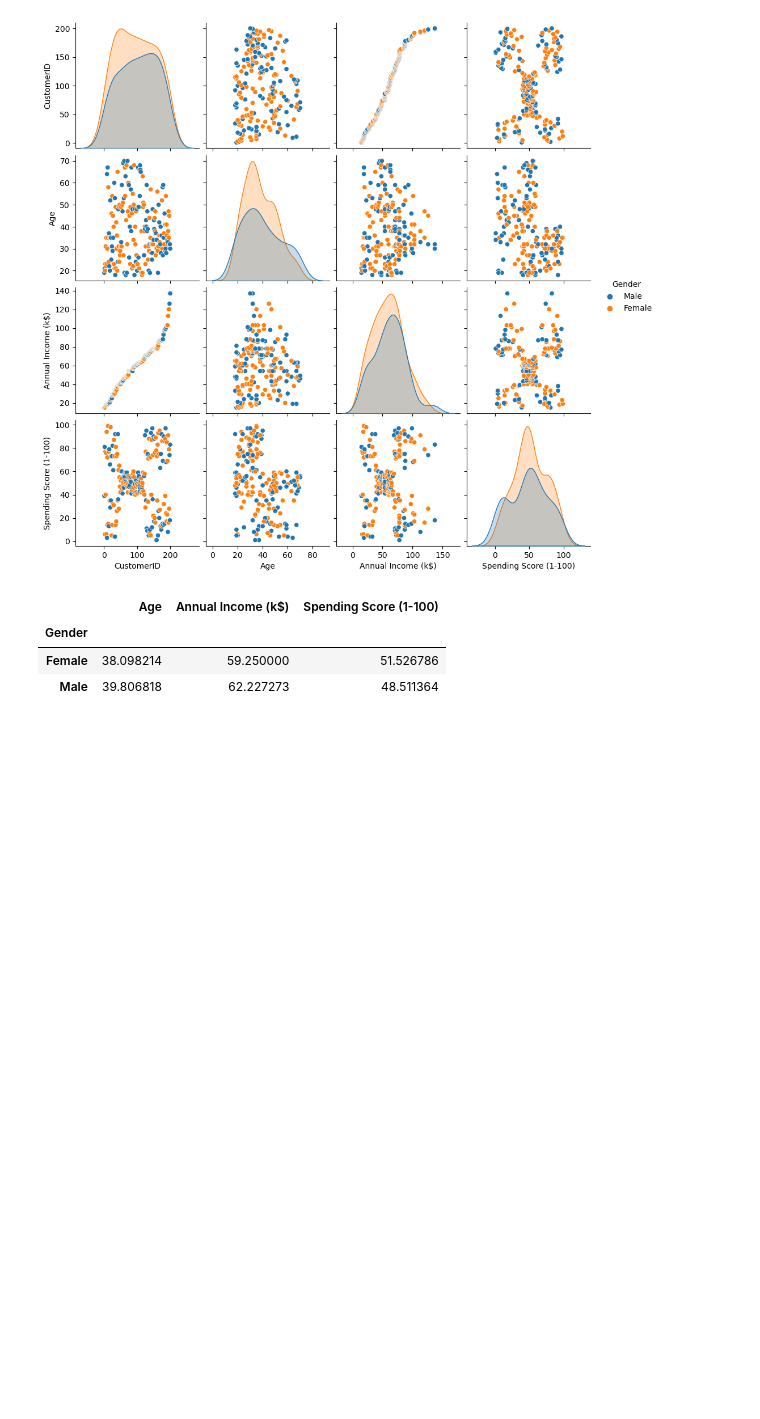
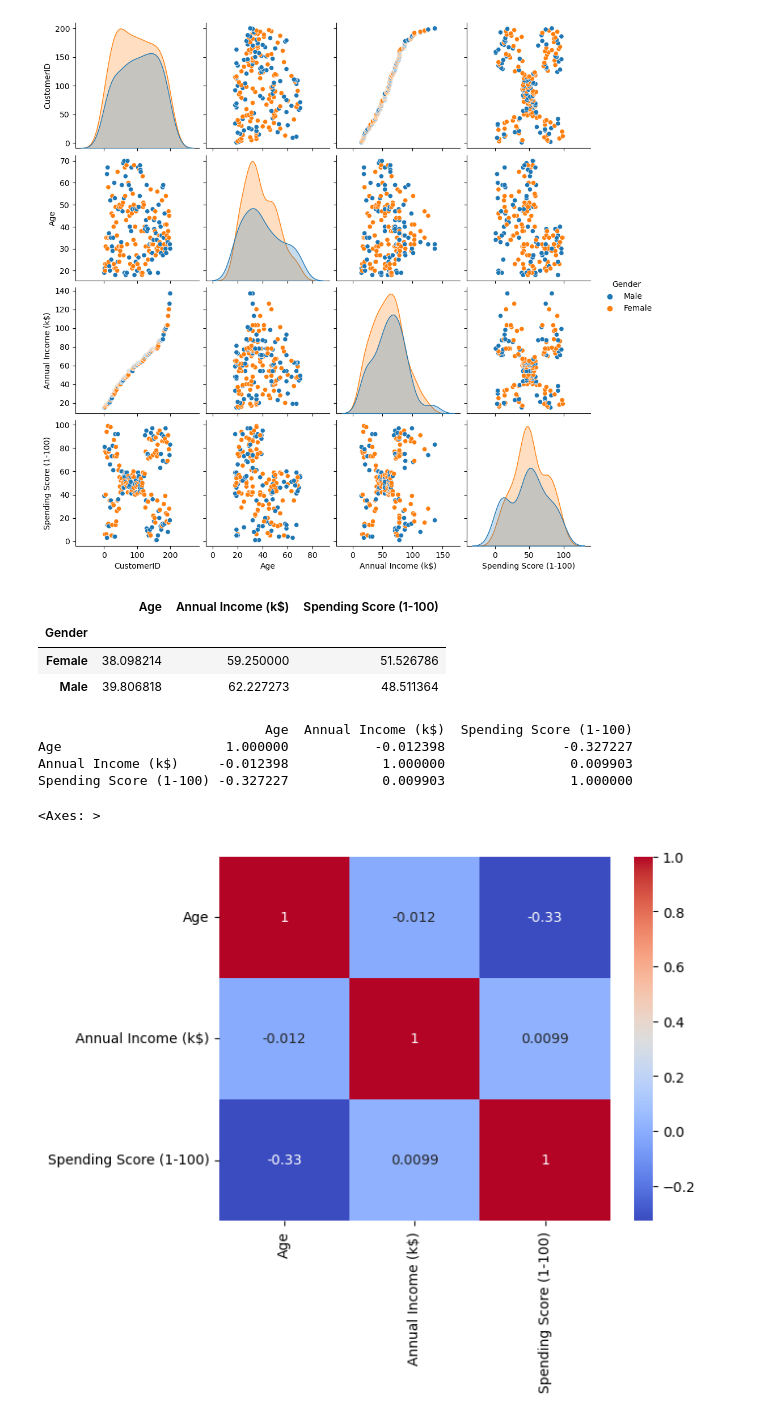
Before and after one commit to pernebay-arailym/Project_15_Customer_Segmentation_Clustering, a Jupyter notebook: customer_seg_clustering.ipynb, the cells around one changed output. Drawn from its saved outputs; the diff is of its cells as text; code cells hidden in the pictures; blank space fills up the shorter version.

Commit message:
found correlation & created heatmap

```diff
--- a/customer_seg_clustering.ipynb
+++ b/customer_seg_clustering.ipynb
@@ -108,3 +108,23 @@ df.groupby(['Gender'])[['Age','Annual Income (k$)','Spending Score (1-100)']].me
 | Gender |  |  |  |
 | Female | 38.098214 | 59.250000 | 51.526786 |
 | Male | 39.806818 | 62.227273 | 48.511364 |
+# %%
+# Select only the specified numeric columns
+selected_columns = ['Age', 'Annual Income (k$)', 'Spending Score (1-100)']
+numeric_df = df[selected_columns]
+
+# Calculate the correlation matrix
+correlation_matrix = numeric_df.corr()
+
+# Display the correlation matrix
+print(correlation_matrix)
+# %% [output]
+                             Age  Annual Income (k$)  Spending Score (1-100)
+Age                     1.000000           -0.012398               -0.327227
+Annual Income (k$)     -0.012398            1.000000                0.009903
+Spending Score (1-100) -0.327227            0.009903                1.000000
+# %%
+sns.heatmap(numeric_df.corr(), annot=True, cmap='coolwarm')
+# %% [output]
+<Axes: >
+[figure, added]
```
